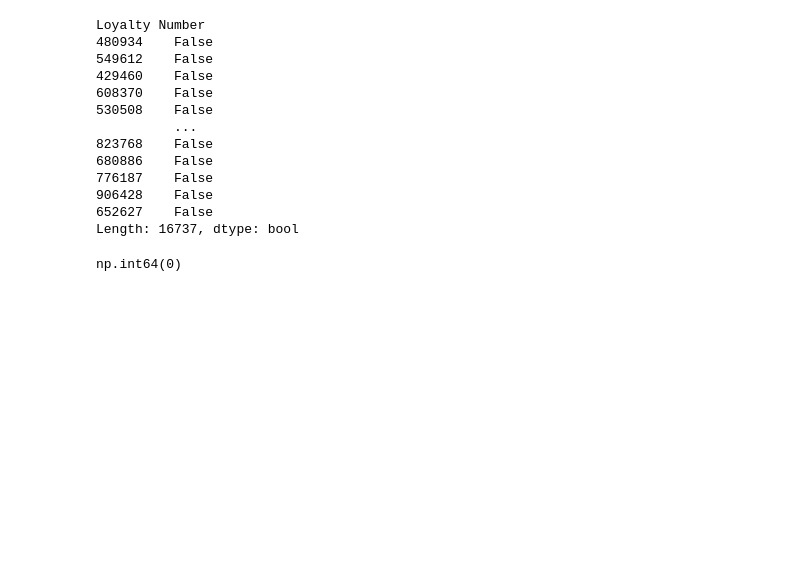
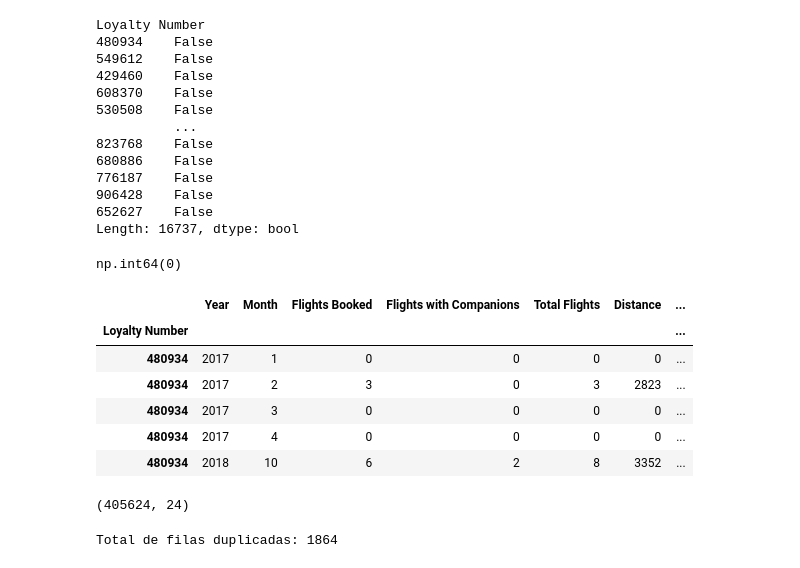
Before and after one commit to Adalab/bda-modulo-3-evaluacion-final-PatriciaAPR, a Jupyter notebook: modulo-3-evaluacion-final-patricia-perez.ipynb, the cells around one changed output. Saved outputs shown, nothing was run; the diff lists cells and outputs as text; code cells hidden in the pictures; blank space fills up the shorter version.

```diff
--- a/modulo-3-evaluacion-final-patricia-perez.ipynb
+++ b/modulo-3-evaluacion-final-patricia-perez.ipynb
@@ -176,3 +204,27 @@ Length: 16737, dtype: bool
 df_customer_loyalty.duplicated().sum()
 # %% [output]
 np.int64(0)
+# %%
+## union de DF, utilizo el método Merge porque me permite unirlos por una columna comun que ya he identificado (loyalty number)
+df_customer = df_customer_flight.merge(df_customer_loyalty, on=["Loyalty Number"], how="right")
+df_customer.head()
+# %% [output]
+|  | Year | Month | Flights Booked | Flights with Companions | Total Flights | Distance | ... |
+| Loyalty Number |  |  |  |  |  |  | ... |
+| 480934 | 2017 | 1 | 0 | 0 | 0 | 0 | ... |
+| 480934 | 2017 | 2 | 3 | 0 | 3 | 2823 | ... |
+| 480934 | 2017 | 3 | 0 | 0 | 0 | 0 | ... |
+| 480934 | 2017 | 4 | 0 | 0 | 0 | 0 | ... |
+| 480934 | 2018 | 10 | 6 | 2 | 8 | 3352 | ... |
+# %%
+# confirmo que se han unido
+df_customer.shape
+# %% [output]
+(405624, 24)
+# %%
+# En el estudio exploratorio de las 2 df duplicadas he observados filas duplicadas y valores nulos, ahora gestiono esto de manera conjunta en todo el DF
+#Primero, veo cuantas filas duplicadas hay
+duplicadas = df_customer.duplicated().sum()
+print(f"Total de filas duplicadas: {duplicadas}")
+# %% [output]
+Total de filas duplicadas: 1864
```
Also changed, not shown: parts of 9 cells of this notebook, 1 other file.
